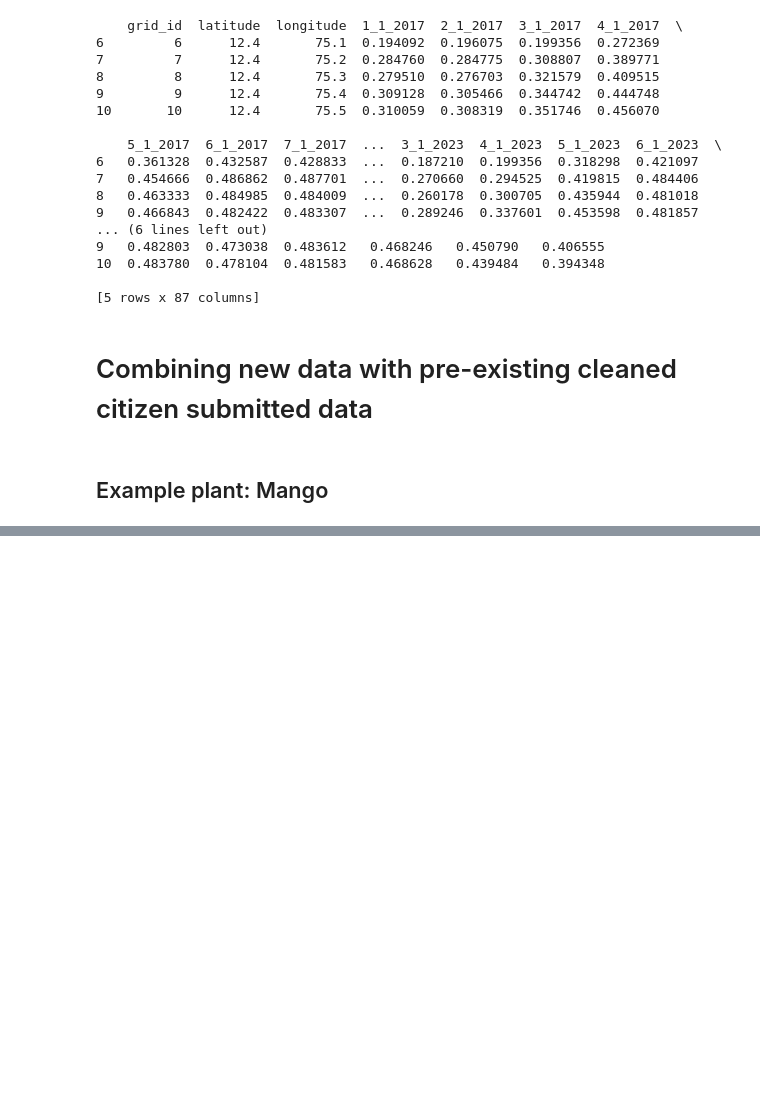
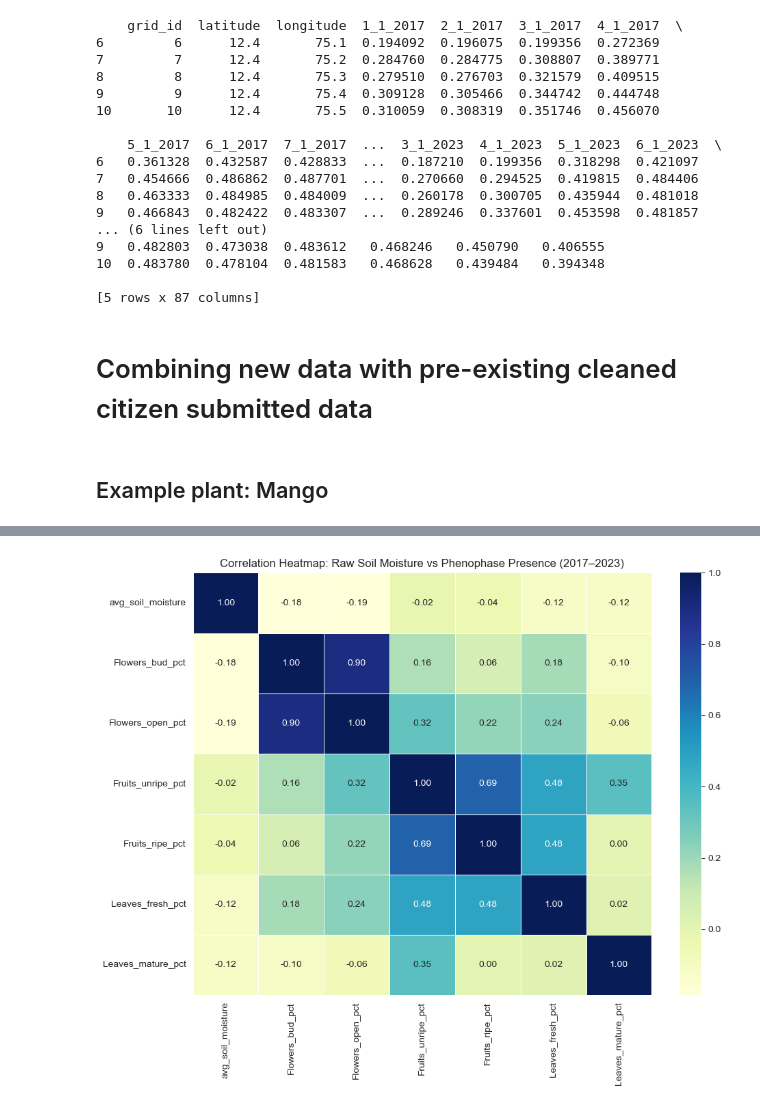
Before and after one commit to BU-Spark/ds-seasonwatch-trees, a Jupyter notebook: code/spring_2025_code/soil_moisture/soil_moisture_analysis.ipynb, the cells around one changed output, grey strips where cells are left out. Saved outputs shown, nothing was run; the diff lists cells and outputs as text; code cells hidden in the pictures; blank space fills up the shorter version.

Commit message:
final version, with all the visualization, and the model

```diff
--- a/code/spring_2025_code/soil_moisture/soil_moisture_analysis.ipynb
+++ b/code/spring_2025_code/soil_moisture/soil_moisture_analysis.ipynb
@@ -485,0 +676,26 @@ print(final_output.head())
+# %%
+import pandas as pd
+import seaborn as sns
+import matplotlib.pyplot as plt
+
+# Load the summary file
+df = pd.read_csv("../../../data/spring_2025_data/soil_moisture_data/mango_phenophase_soilmoisture_summary.csv")
+
+# Filter for 2017–2023
+df = df[(df['year'] >= 2017) & (df['year'] <= 2023)].copy()
+
+# Select relevant columns
+phenophase_cols = [col for col in df.columns if col.endswith('_pct')]
+cols = ['avg_soil_moisture'] + phenophase_cols
+
+# Compute correlation matrix on raw values
+raw_corr = df[cols].corr()
+
+# Plot heatmap
+plt.figure(figsize=(10, 8))
+sns.heatmap(raw_corr, annot=True, cmap="YlGnBu", fmt=".2f", linewidths=0.5)
+plt.title("Correlation Heatmap: Raw Soil Moisture vs Phenophase Presence (2017–2023)")
+plt.tight_layout()
+plt.show()
+# %% [output]
+[figure, added]
```
Also changed, not shown: parts of 17 cells of this notebook, 1 other file.
